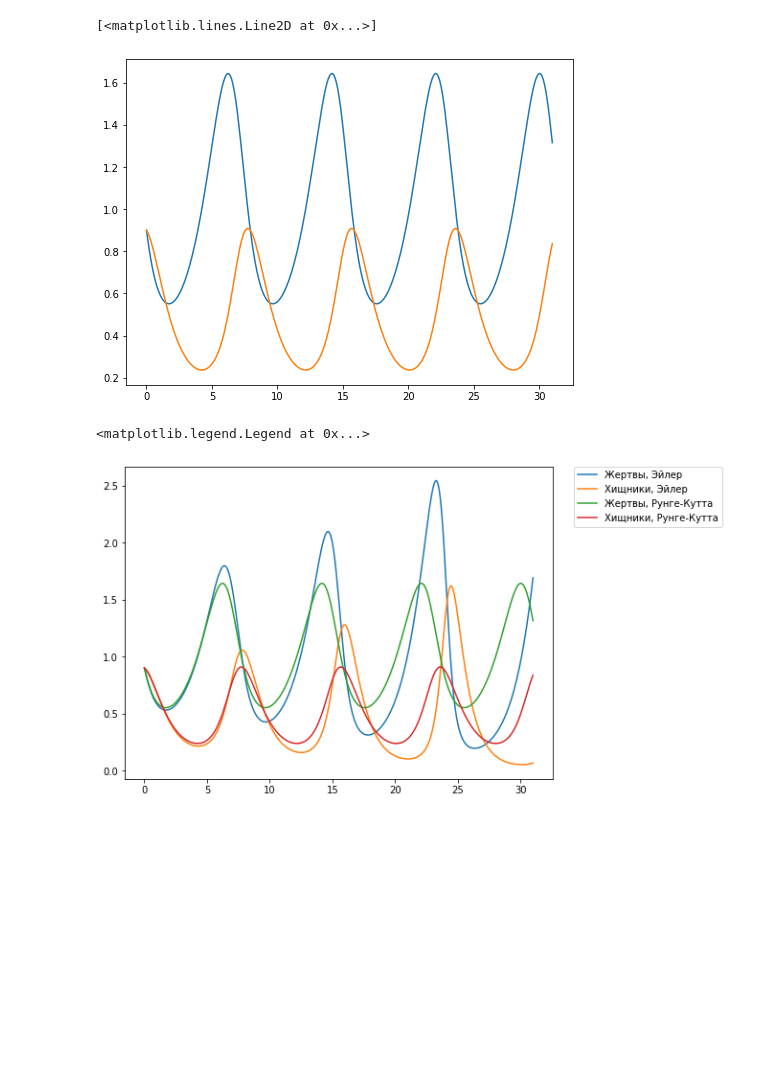
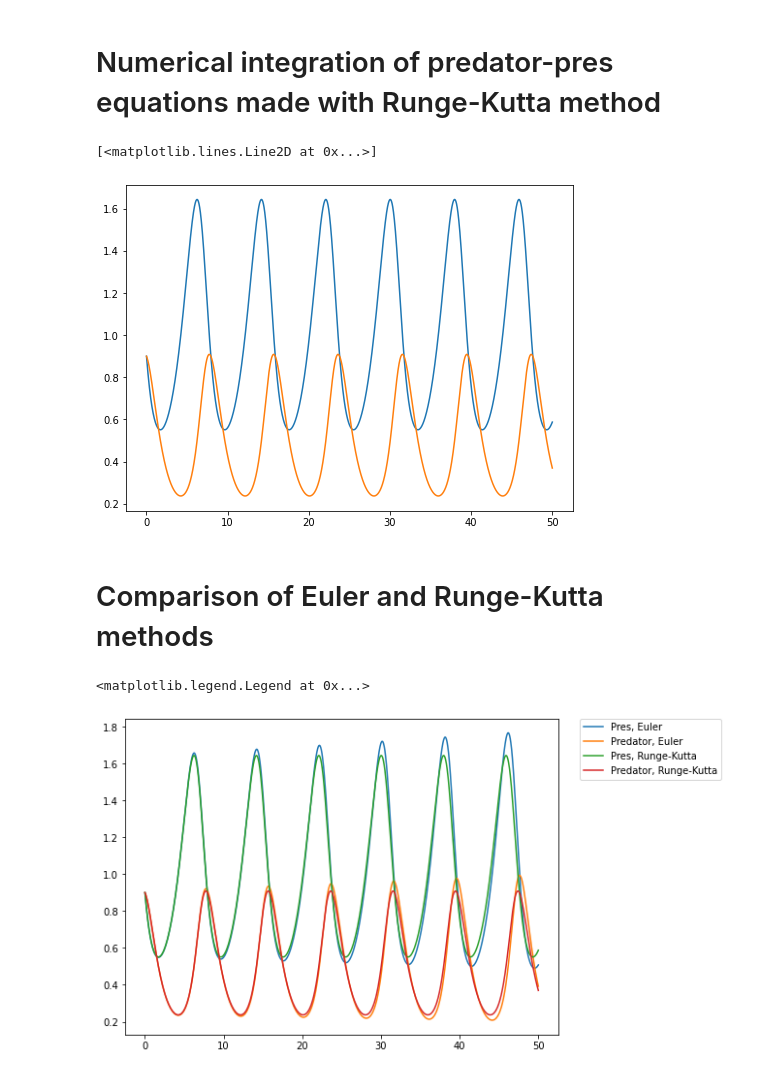
Before and after one commit to cmlimm/uni-projects, a Jupyter notebook: Mathematical-Modelling/predator-prey.ipynb, the cells around one changed output. Saved outputs shown, nothing was run; the diff lists cells and outputs as text; code cells hidden in the pictures; blank space fills up the shorter version.

```diff
--- a/Mathematical-Modelling/predator-prey.ipynb
+++ b/Mathematical-Modelling/predator-prey.ipynb
@@ -29,6 +39,6 @@ def euler(iterations, initial, step, a=2/3, b=4/3, c=1, d=1):
 # %%
-iterations = 31
+iterations = 50
 initial = (0.9, 0.9)
-step = 0.1
+step = 0.01
 # %%
 time_e, prey_e, predator_e = euler(iterations, initial, step)
@@ -73,17 +95,21 @@ plt.plot(prey_rk1, predator_rk1)
+# %% [markdown]
+# Numerical integration of predator-pres equations made with Runge-Kutta method
 # %%
 plt.plot(time_rk, prey_rk)
 plt.plot(time_rk, predator_rk)
 # %% [output]
 [<matplotlib.lines.Line2D at 0x...>]
-[figure, old version]
+[figure, new version]
+# %% [markdown]
+# Comparison of Euler and Runge-Kutta methods
 # %%
-line1, = plt.plot(time_e, prey_e, label = 'Жертвы, Эйлер')
-line2, = plt.plot(time_e, predator_e, label = 'Хищники, Эйлер')
-line3, = plt.plot(time_rk, prey_rk, label = 'Жертвы, Рунге-Кутта')
-line4, = plt.plot(time_rk, predator_rk, label = 'Хищники, Рунге-Кутта')
+line1, = plt.plot(time_e, prey_e, label = 'Pres, Euler')
+line2, = plt.plot(time_e, predator_e, label = 'Predator, Euler')
+line3, = plt.plot(time_rk, prey_rk, label = 'Pres, Runge-Kutta')
+line4, = plt.plot(time_rk, predator_rk, label = 'Predator, Runge-Kutta')
 plt.legend(handles=[line1, line2, line3, line4])
 plt.legend(bbox_to_anchor=(1.05, 1), loc='upper left', borderaxespad=0.)
 # %% [output]
 <matplotlib.legend.Legend at 0x...>
-[figure, old version]
+[figure, new version]
 # %%
```
Also changed, not shown: parts of 19 cells of this notebook, 10 other files.
